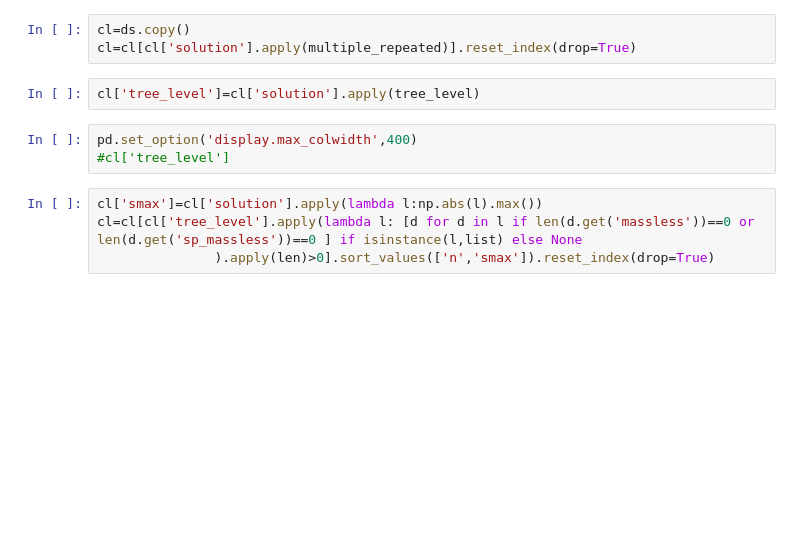
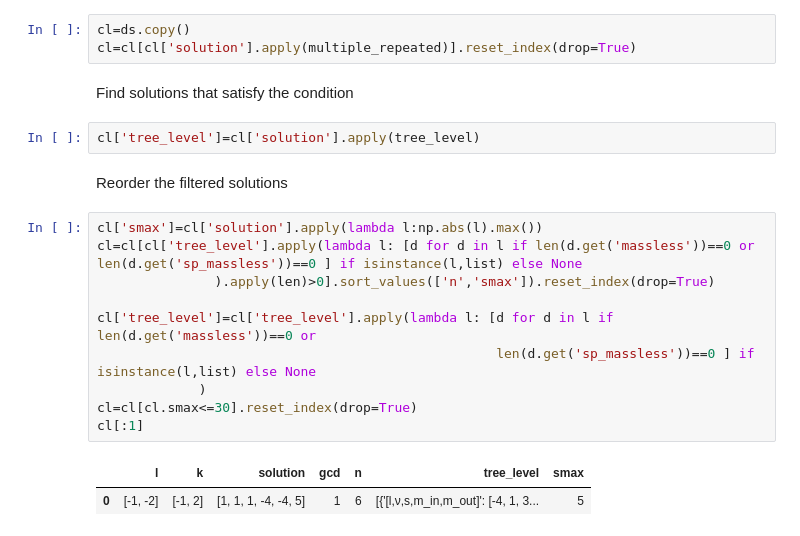
Before and after one commit to LBJ-Wade/anomaly, a Jupyter notebook: DiracSeesaw_Tree_level.ipynb, the cells around one changed output. Drawn from its saved outputs; the diff is of its cells as text; blank space fills up the shorter version.

```diff
--- a/DiracSeesaw_Tree_level.ipynb
+++ b/DiracSeesaw_Tree_level.ipynb
@@ -220,12 +136,22 @@ assert tree_level([ -4, -4,-4, 9, 9,9])[0]['sp']==None
 # %%
 cl=ds.copy()
 cl=cl[cl['solution'].apply(multiple_repeated)].reset_index(drop=True)
+# %% [markdown]
+Find solutions that satisfy the condition
 # %%
 cl['tree_level']=cl['solution'].apply(tree_level)
-# %%
-pd.set_option('display.max_colwidth',400)
-#cl['tree_level']
+# %% [markdown]
+Reorder the filtered solutions
 # %%
 cl['smax']=cl['solution'].apply(lambda l:np.abs(l).max())
 cl=cl[cl['tree_level'].apply(lambda l: [d for d in l if len(d.get('massless'))==0 or len(d.get('sp_massless'))==0 ] if isinstance(l,list) else None
                ).apply(len)>0].sort_values(['n','smax']).reset_index(drop=True)
+
+cl['tree_level']=cl['tree_level'].apply(lambda l: [d for d in l if len(d.get('massless'))==0 or
+                                                   len(d.get('sp_massless'))==0 ] if isinstance(l,list) else None
+             )
+cl=cl[cl.smax<=30].reset_index(drop=True)
+cl[:1]
+# %% [output]
+|  | l | k | solution | gcd | n | tree_level | smax |
+| 0 | [-1, -2] | [-1, 2] | [1, 1, 1, -4, -4, 5] | 1 | 6 | [{'[l,ν,s,m_in,m_out]': [-4, 1, 3... | 5 |
```
Also changed, not shown: parts of 48 cells of this notebook, 1 other file.
